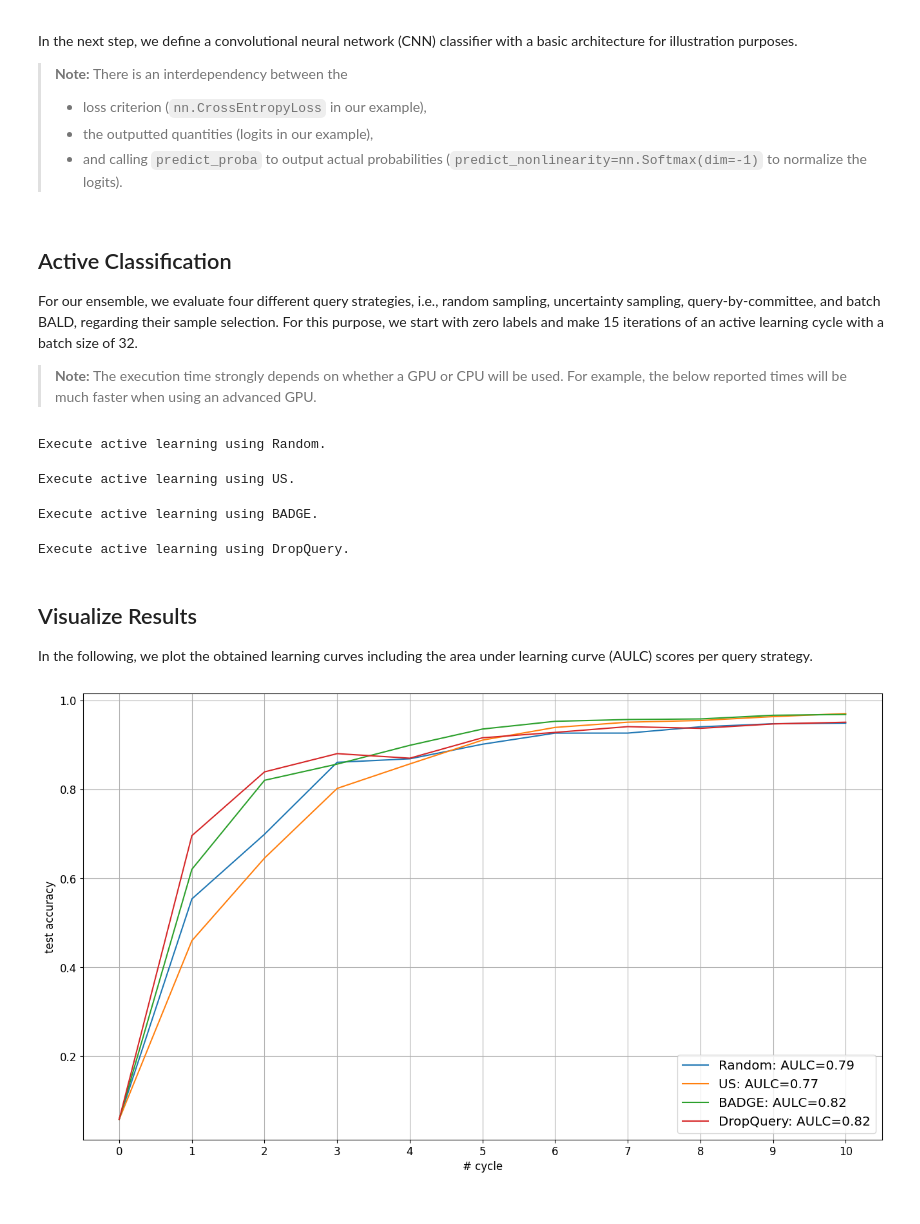
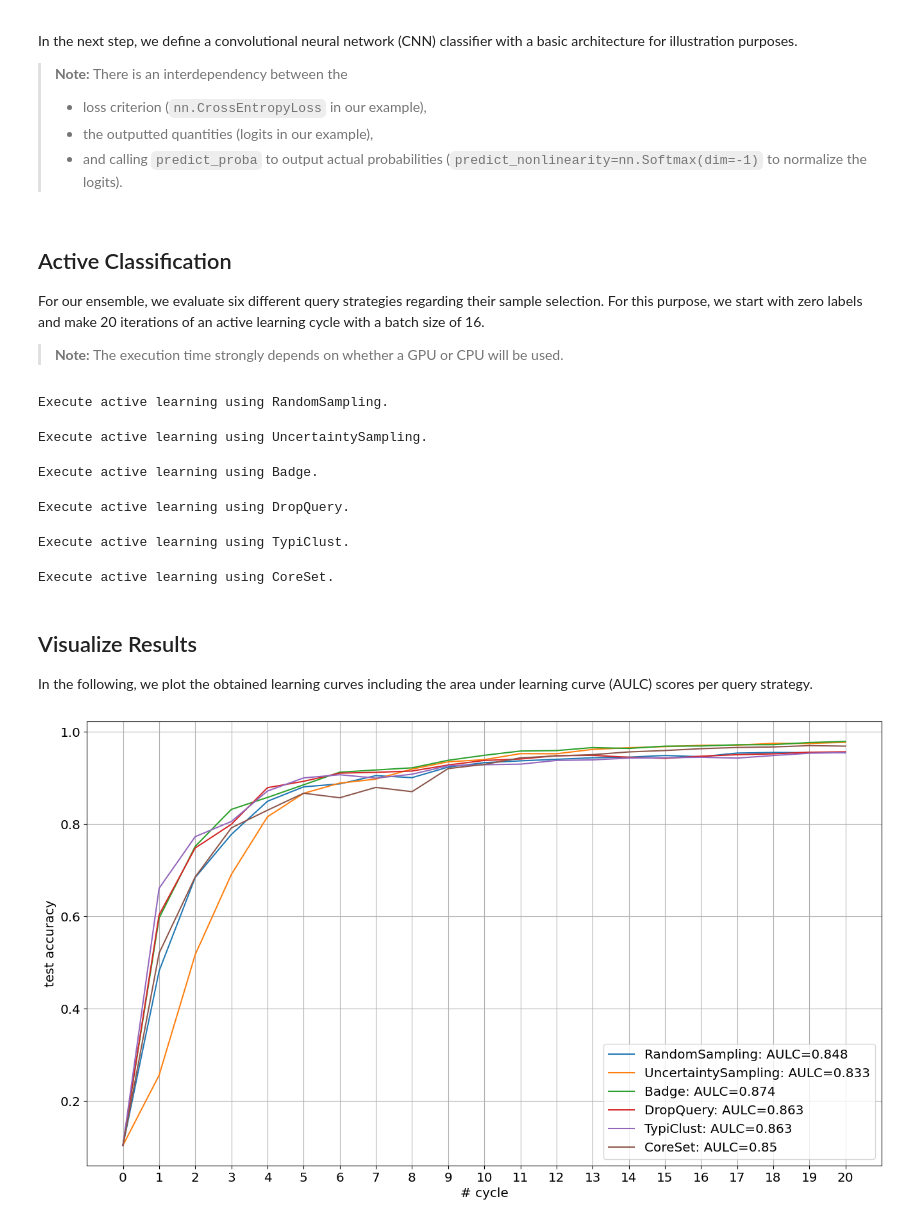
Before and after one commit to George-McNamara-Gov/scikit-activeml-sparse, a Jupyter notebook: tutorials/01_deep_pool_al_with_skorch.ipynb, the cells around one changed output. Saved outputs shown, nothing was run; the diff lists cells and outputs as text; code cells hidden in the pictures.

```diff
--- a/tutorials/01_deep_pool_al_with_skorch.ipynb
+++ b/tutorials/01_deep_pool_al_with_skorch.ipynb
@@ -64,12 +64,13 @@ warnings.filterwarnings("ignore")
 For simplicity, we use the `sklearn` function `fetch_openml` to load the MNIST dataset. The dataset contains 28 x 28px images of handwritten digits from 0 to 9 and the task is to recognize the digits in the images.
 # %%
-# Load digit data set.
-X, y_true = fetch_openml("mnist_784", version=1, return_X_y=True, as_frame=False)
+# Load MNIST data set.
+X, y_true = fetch_openml("mnist_784", version=1, return_X_y=True, as_frame=False, data_home="cache")
+X_train, X_test, y_train, y_test = train_test_split(X, y_true, test_size=0.2)
 
 # Visualize first 10 images.
 fig, axes = plt.subplots(figsize=(15, 5), nrows=1, ncols=10)
 for i in range(10):
-    axes[i].set_title(f'Digit: {y_true[i]}', fontsize=FONTSIZE)
+    axes[i].set_title(f'Digit: {y_true[i]}', fontsize='x-large')
     axes[i].imshow(X[i].reshape(28,28))
 plt.show()
 
@@ -198,19 +203,21 @@ clf_init = SkorchClassifier(
 )
 # %% [markdown]
 ## Active Classification
-For our ensemble, we evaluate four different query strategies, i.e., random sampling, uncertainty sampling, query-by-committee, and batch BALD, regarding their sample selection. For this purpose, we start with zero labels and make 15 iterations of an active learning cycle with a batch size of 32.
+For our ensemble, we evaluate six different query strategies regarding their sample selection. For this purpose, we start with zero labels and make 20 iterations of an active learning cycle with a batch size of 16.
 
-> **Note:** The execution time strongly depends on whether a GPU or CPU will be used. For example, the below reported times will be much faster when using an advanced GPU.
+> **Note:** The execution time strongly depends on whether a GPU or CPU will be used.
 # %%
 # Define setup.
-n_cycles = 10
-batch_size = 32
+n_cycles = 20
+batch_size = 16
 n_sub_set = 1000
 qs_dict = {
-    'Random': RandomSampling(random_state=RANDOM_STATE, missing_label=MISSING_LABEL),
-    'US': UncertaintySampling(random_state=RANDOM_STATE, missing_label=MISSING_LABEL),
-    'BADGE': Badge(clf_embedding_flag_name="return_embeddings", random_state=RANDOM_STATE, missing_label=MISSING_LABEL),
+    'RandomSampling': RandomSampling(random_state=RANDOM_STATE, missing_label=MISSING_LABEL),
+    'UncertaintySampling': UncertaintySampling(random_state=RANDOM_STATE, missing_label=MISSING_LABEL),
+    'Badge': Badge(clf_embedding_flag_name="return_embeddings", random_state=RANDOM_STATE, missing_label=MISSING_LABEL),
     'DropQuery': DropQuery(clf_embedding_flag_name="return_embeddings", random_state=RANDOM_STATE, missing_label=MISSING_LABEL),
+    'TypiClust': TypiClust(random_state=RANDOM_STATE, missing_label=MISSING_LABEL),
+    'CoreSet': CoreSet(random_state=RANDOM_STATE, missing_label=MISSING_LABEL),
 }
 acc_dict = {key: np.zeros(n_cycles + 1) for key in qs_dict}
 
@@ -241,10 +248,14 @@ for qs_name, qs in qs_dict.items():
         acc = clf.fit(X, y).score(X_test, y_test)
         acc_dict[qs_name][c] = acc
 
+        X_query = X
+        if qs_name in ["TypiClust", "CoreSet"]:
+            _, X_query = clf.predict(X, return_embeddings=True)
+
         # Select and update training data.
         query_idx = call_func(
             qs.query,
-            X=X,
+            X=X_query,
             y=y,
             clf=clf,
             fit_clf=False,
@@ -256,24 +267,26 @@ for qs_name, qs in qs_dict.items():
     clf.fit(X, y)
     acc_dict[qs_name][n_cycles] = clf.score(X_test, y_test)
 # %% [output]
-Execute active learning using Random.
+Execute active learning using RandomSampling.
-Execute active learning using US.
+Execute active learning using UncertaintySampling.
-Execute active learning using BADGE.
+Execute active learning using Badge.
 Execute active learning using DropQuery.
+Execute active learning using TypiClust.
+Execute active learning using CoreSet.
 # %% [markdown]
 ## Visualize Results
 In the following, we plot the obtained learning curves including the area under learning curve (AULC) scores per query strategy.
 # %%
 cycles = np.arange(n_cycles + 1, dtype=int)
 plt.figure(figsize=(16, 9))
 for qs_name, acc in acc_dict.items():
-    plt.plot(cycles, acc, label=f'{qs_name}: AULC={round(acc.mean(), 2)}')
-plt.xticks(cycles, fontsize=FONTSIZE)
-plt.yticks(fontsize=FONTSIZE)
+    plt.plot(cycles, acc, label=f'{qs_name}: AULC={round(acc.mean(), 3)}')
+plt.xticks(cycles, fontsize='x-large')
+plt.yticks(fontsize='x-large')
 plt.grid()
-plt.xlabel('# cycle', fontsize=FONTSIZE)
-plt.ylabel('test accuracy', fontsize=FONTSIZE)
+plt.xlabel('# cycle', fontsize='x-large')
+plt.ylabel('test accuracy', fontsize='x-large')
 plt.legend(loc='lower right', fontsize='x-large')
 plt.show()
 # %% [output]
-[figure, old version]
+[figure, new version]
```
Also changed, not shown: parts of 5 cells of this notebook, 5 other files.
